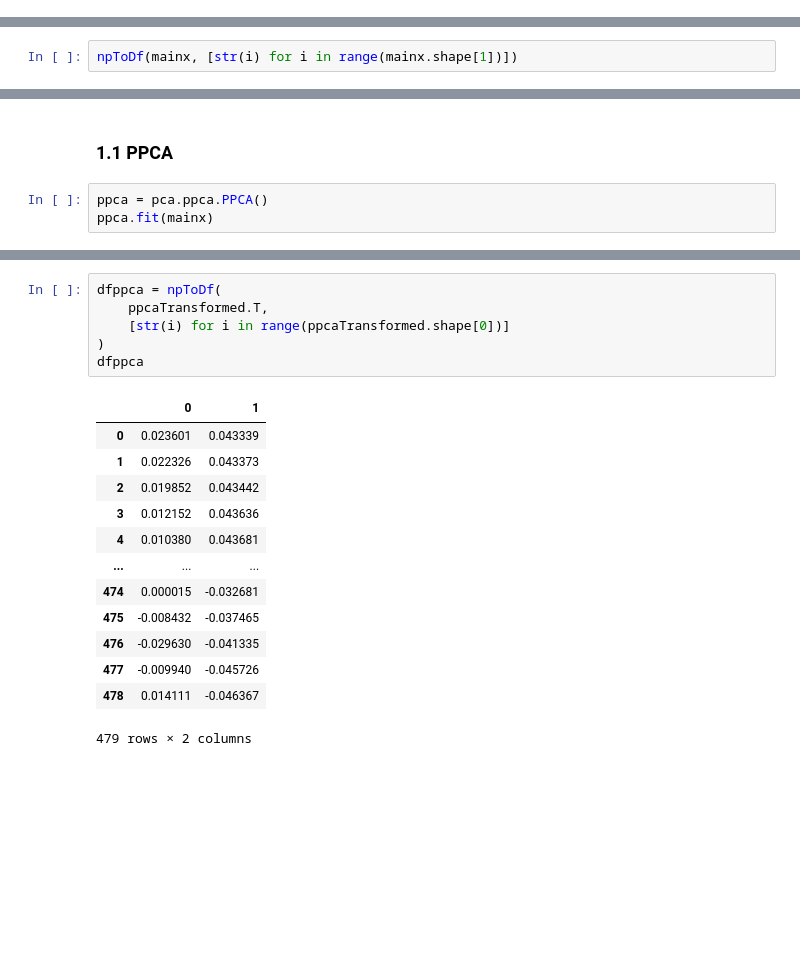
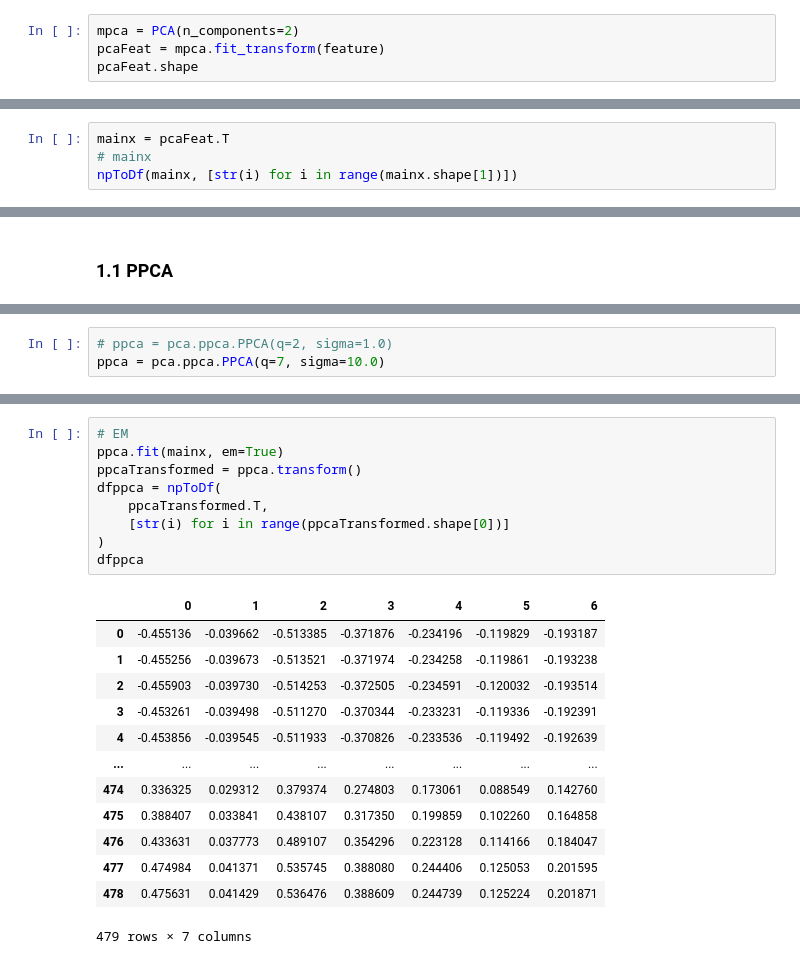
Before and after one commit to adib-enc/ppca, a Jupyter notebook: notebooks/ppca-stock.ipynb, the cells around one changed output, grey strips where cells are left out. Cells and saved outputs as stored; diff of their text form; blank space fills up the shorter version.

```diff
--- a/notebooks/ppca-stock.ipynb
+++ b/notebooks/ppca-stock.ipynb
@@ -166,0 +293,4 @@ mainy = label.values
+# %%
+mpca = PCA(n_components=2)
+pcaFeat = mpca.fit_transform(feature)
+pcaFeat.shape
@@ -167,4 +344,6 @@ mainy = label.values
 # %%
+mainx = pcaFeat.T
+# mainx
 npToDf(mainx, [str(i) for i in range(mainx.shape[1])])
 # %% [output]
 |  | 0 | 1 | 2 | 3 | 4 | 5 | 6 | 7 | 8 | 9 | ... | ... |
@@ -195,5 +355,2 @@ npToDf(mainy, [str(i) for i in range(mainy.shape[1])])
 # %% [markdown]
 ### 1.1 PPCA
-# %%
-ppca = pca.ppca.PPCA()
-ppca.fit(mainx)
@@ -240,0 +357,3 @@ array([[ 2.36009685e-02,  2.23256728e-02,  1.98515443e-02,
+# %%
+# ppca = pca.ppca.PPCA(q=2, sigma=1.0)
+ppca = pca.ppca.PPCA(q=7, sigma=10.0)
@@ -241,20 +374,23 @@ array([[ 2.36009685e-02,  2.23256728e-02,  1.98515443e-02,
 # %%
+# EM
+ppca.fit(mainx, em=True)
+ppcaTransformed = ppca.transform()
 dfppca = npToDf(
     ppcaTransformed.T,
     [str(i) for i in range(ppcaTransformed.shape[0])]
 )
 dfppca
 # %% [output]
-|  | 0 | 1 |
-| 0 | 0.023601 | 0.043339 |
-| 1 | 0.022326 | 0.043373 |
-| 2 | 0.019852 | 0.043442 |
-| 3 | 0.012152 | 0.043636 |
-| 4 | 0.010380 | 0.043681 |
-| ... | ... | ... |
-| 474 | 0.000015 | -0.032681 |
-| 475 | -0.008432 | -0.037465 |
-| 476 | -0.029630 | -0.041335 |
-| 477 | -0.009940 | -0.045726 |
-| 478 | 0.014111 | -0.046367 |
+|  | 0 | 1 | 2 | 3 | 4 | 5 | 6 |
+| 0 | -0.455136 | -0.039662 | -0.513385 | -0.371876 | -0.234196 | -0.119829 | -0.193187 |
+| 1 | -0.455256 | -0.039673 | -0.513521 | -0.371974 | -0.234258 | -0.119861 | -0.193238 |
+| 2 | -0.455903 | -0.039730 | -0.514253 | -0.372505 | -0.234591 | -0.120032 | -0.193514 |
+| 3 | -0.453261 | -0.039498 | -0.511270 | -0.370344 | -0.233231 | -0.119336 | -0.192391 |
+| 4 | -0.453856 | -0.039545 | -0.511933 | -0.370826 | -0.233536 | -0.119492 | -0.192639 |
+| ... | ... | ... | ... | ... | ... | ... | ... |
+| 474 | 0.336325 | 0.029312 | 0.379374 | 0.274803 | 0.173061 | 0.088549 | 0.142760 |
+| 475 | 0.388407 | 0.033841 | 0.438107 | 0.317350 | 0.199859 | 0.102260 | 0.164858 |
+| 476 | 0.433631 | 0.037773 | 0.489107 | 0.354296 | 0.223128 | 0.114166 | 0.184047 |
+| 477 | 0.474984 | 0.041371 | 0.535745 | 0.388080 | 0.244406 | 0.125053 | 0.201595 |
+| 478 | 0.475631 | 0.041429 | 0.536476 | 0.388609 | 0.244739 | 0.125224 | 0.201871 |
-479 rows × 2 columns
+479 rows × 7 columns
```
Also changed, not shown: parts of 26 cells of this notebook, 2 other files.
